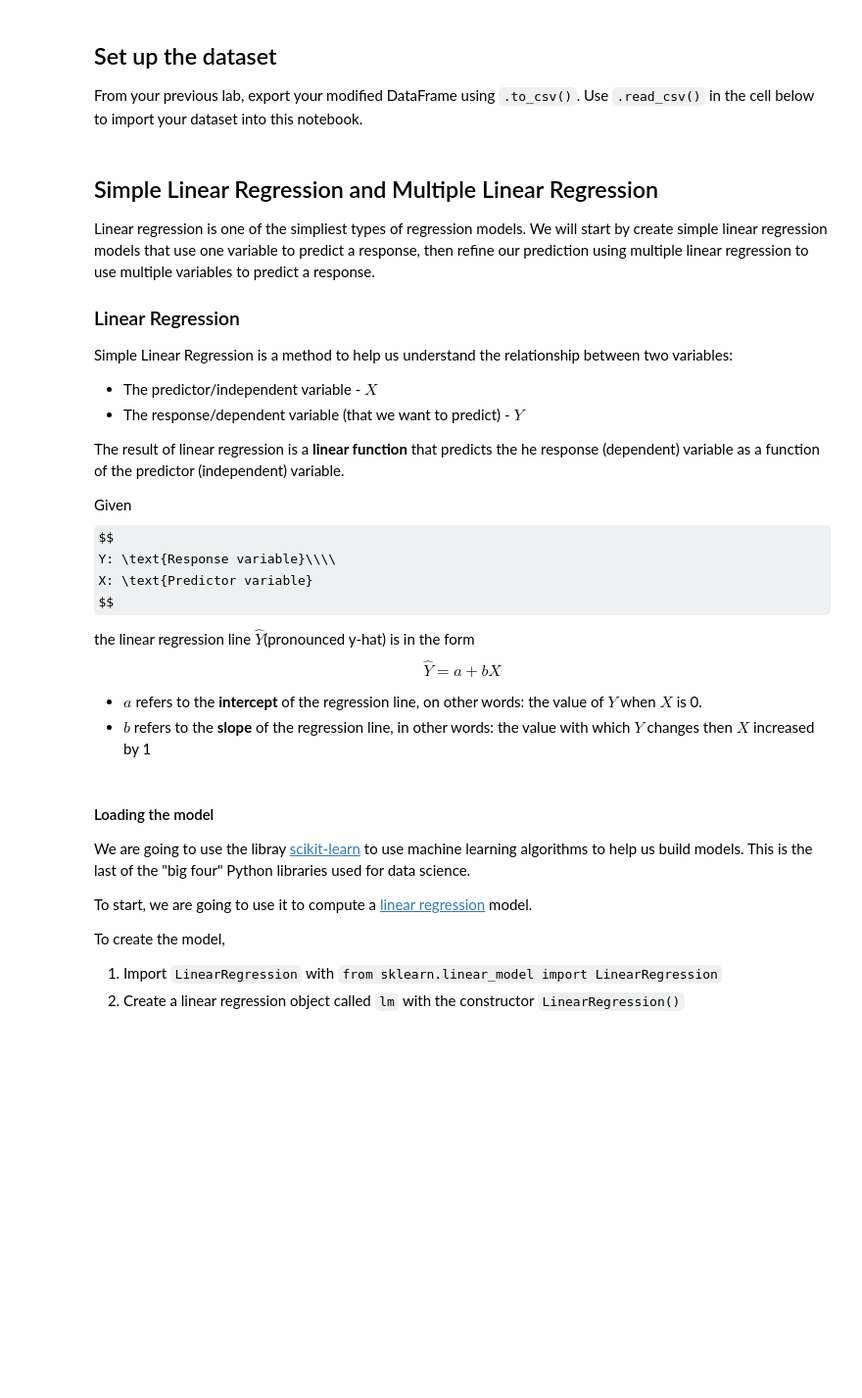
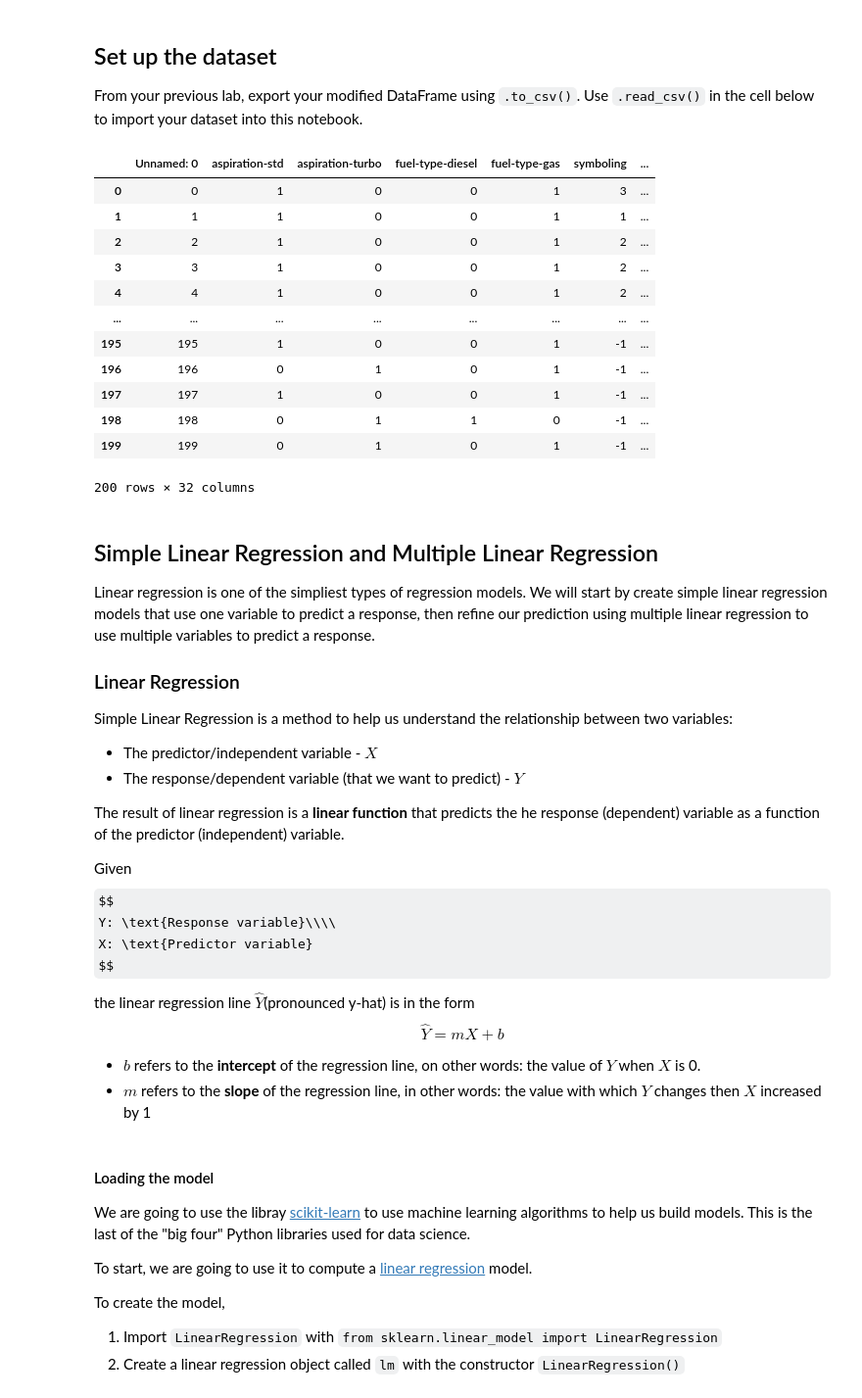
Before and after one commit to kobynwinn/codespace, a Jupyter notebook: notebooks/DSF_Automobile_Model.ipynb, the cells around one changed output. Shown at 98% size. Saved outputs shown, nothing was run; the diff lists cells and outputs as text; code cells hidden in the pictures; some formulas as TeX source; blank space fills up the shorter version.

```diff
--- a/notebooks/DSF_Automobile_Model.ipynb
+++ b/notebooks/DSF_Automobile_Model.ipynb
@@ -13,6 +18,23 @@ For this lab you will need to imort `pandas`, `numpy`, and `matplotlib.pyplot`.
 # %% [markdown]
 ## Set up the dataset
 From your previous lab, export your modified DataFrame using `.to_csv()`. Use `.read_csv()` in the cell below to import your dataset into this notebook.
+# %%
+df = pd.read_csv('Auto_cleaned.csv')
+df
+# %% [output]
+|  | Unnamed: 0 | aspiration-std | aspiration-turbo | fuel-type-diesel | fuel-type-gas | symboling | ... |
+| 0 | 0 | 1 | 0 | 0 | 1 | 3 | ... |
+| 1 | 1 | 1 | 0 | 0 | 1 | 1 | ... |
+| 2 | 2 | 1 | 0 | 0 | 1 | 2 | ... |
+| 3 | 3 | 1 | 0 | 0 | 1 | 2 | ... |
+| 4 | 4 | 1 | 0 | 0 | 1 | 2 | ... |
+| ... | ... | ... | ... | ... | ... | ... | ... |
+| 195 | 195 | 1 | 0 | 0 | 1 | -1 | ... |
+| 196 | 196 | 0 | 1 | 0 | 1 | -1 | ... |
+| 197 | 197 | 1 | 0 | 0 | 1 | -1 | ... |
+| 198 | 198 | 0 | 1 | 1 | 0 | -1 | ... |
+| 199 | 199 | 0 | 1 | 0 | 1 | -1 | ... |
+200 rows × 32 columns
 # %% [markdown]
 ## Simple Linear Regression and Multiple Linear Regression
 Linear regression is one of the simpliest types of regression models. We will start by create simple linear regression models that use one variable to predict a response, then refine our prediction using multiple linear regression to use multiple variables to predict a response.
@@ -32,11 +54,11 @@ $$
 
 the linear regression line $\hat{Y}$(pronounced y-hat) is in the form
 $$
-\hat{Y} = a + b  X
+\hat{Y} = m X + b
 $$
 
-- $a$ refers to the **intercept** of the regression line, on other words: the value of $Y$ when $X$ is 0.
-- $b$ refers to the **slope** of the regression line, in other words: the value with which $Y$ changes then $X$ increased by 1
+- $b$ refers to the **intercept** of the regression line, on other words: the value of $Y$ when $X$ is 0.
+- $m$ refers to the **slope** of the regression line, in other words: the value with which $Y$ changes then $X$ increased by 1
 # %% [markdown]
 #### Loading the model
 We are going to use the libray [scikit-learn](https://scikit-learn.org/stable/) to use machine learning algorithms to help us build models. This is the last of the "big four" Python libraries used for data science.
```
Also changed, not shown: parts of 7 cells of this notebook.
